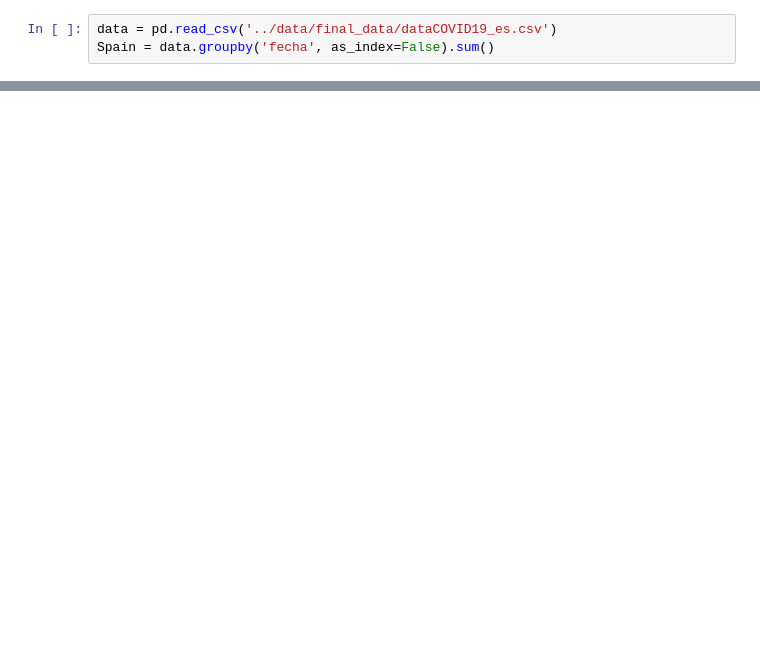
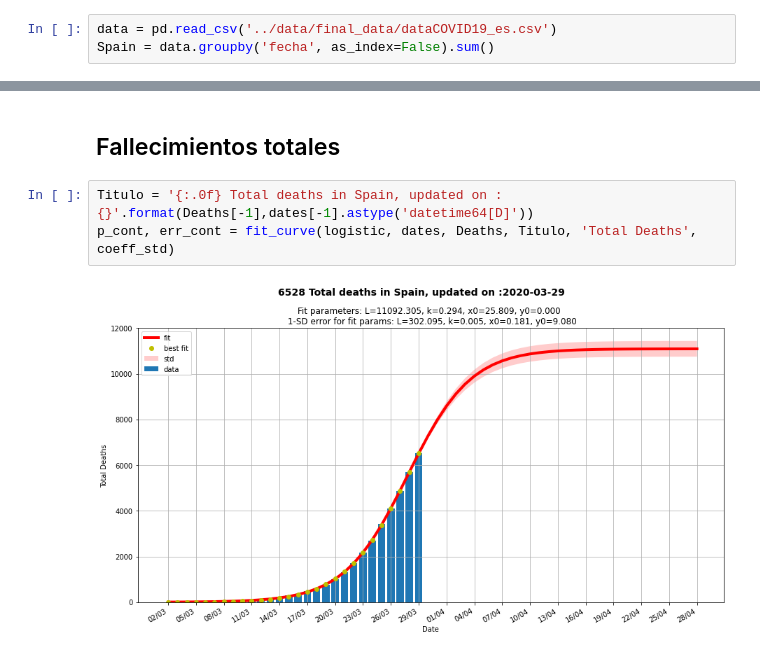
Before and after one commit to victorvicpal/COVID19_es, a Jupyter notebook: notebooks/LogisticCurve.ipynb, the cells around one changed output, grey strips where cells are left out. Saved outputs shown, nothing was run; the diff lists cells and outputs as text; blank space fills up the shorter version.

```diff
--- a/notebooks/LogisticCurve.ipynb
+++ b/notebooks/LogisticCurve.ipynb
@@ -179,0 +219,7 @@ New cases
+# %% [markdown]
+## Fallecimientos totales <a class="anchor" id="1.3"></a>
+# %%
+Titulo = '{:.0f} Total deaths in Spain, updated on :{}'.format(Deaths[-1],dates[-1].astype('datetime64[D]'))
+p_cont, err_cont = fit_curve(logistic, dates, Deaths, Titulo, 'Total Deaths', coeff_std)
+# %% [output]
+[figure, added]
```
Also changed, not shown: parts of 33 cells of this notebook, 2 other files.
